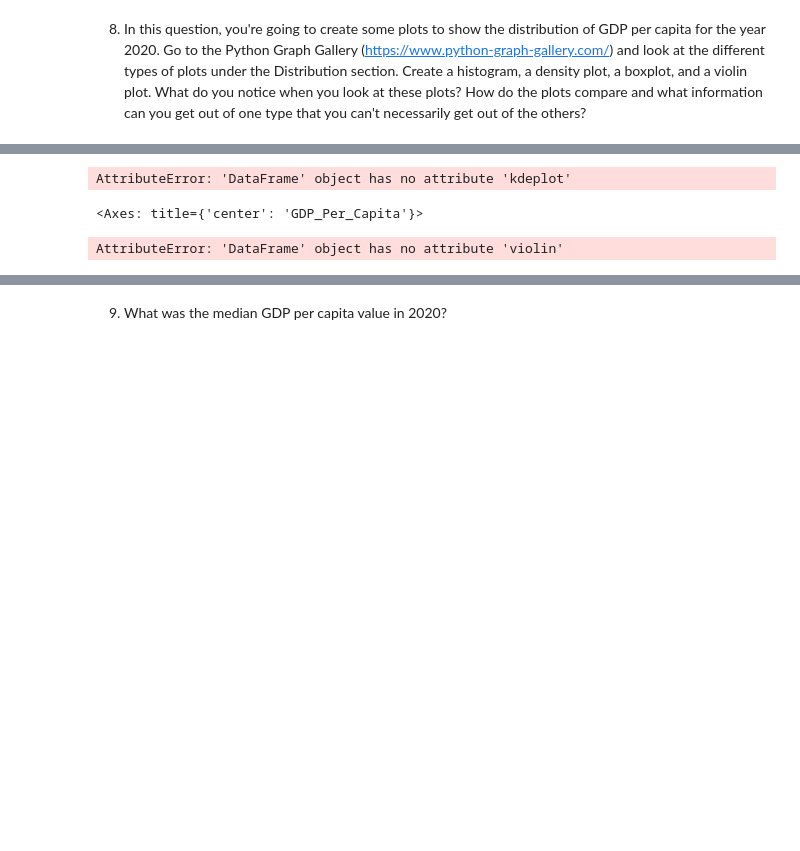
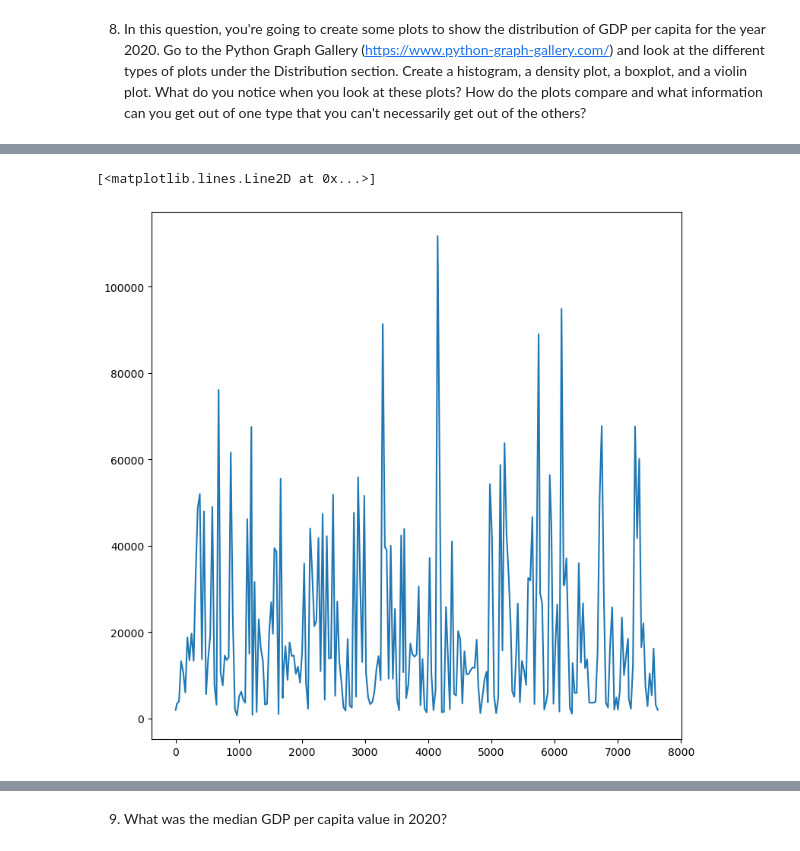
Before and after one commit to NSS-Data-Analytics-Cohort-12/un-python-GeorgeToma99, a Jupyter notebook: notebooks/project_1_un_gt.ipynb, the cells around one changed output, grey strips where cells are left out. Cells and saved outputs as stored; diff of their text form; code cells hidden in the pictures; blank space fills up the shorter version.

```diff
--- a/notebooks/project_1_un_gt.ipynb
+++ b/notebooks/project_1_un_gt.ipynb
@@ -120,12 +132,6 @@ array([[<Axes: title={'center': 'Year'}>,
 # %%
-gdp_df_2020.kdeplot()
+fig, ax = plt.subplots(figsize = (9, 9))
+ax.plot(gdp_df_2020['GDP_Per_Capita'])
 # %% [output]
-AttributeError: 'DataFrame' object has no attribute 'kdeplot'
+[<matplotlib.lines.Line2D at 0x...>]
+[figure, added]
-# %%
-gdp_df_2020.boxplot()
-# %% [output]
-<Axes: title={'center': 'GDP_Per_Capita'}>
-# %%
-gdp_df_2020.violin(x = gdp_df_2020["Country"], y = gdp_df_2020["GDP_Per_Capita"])
-# %% [output]
-AttributeError: 'DataFrame' object has no attribute 'violin'
```
Also changed, not shown: parts of 22 cells of this notebook.
